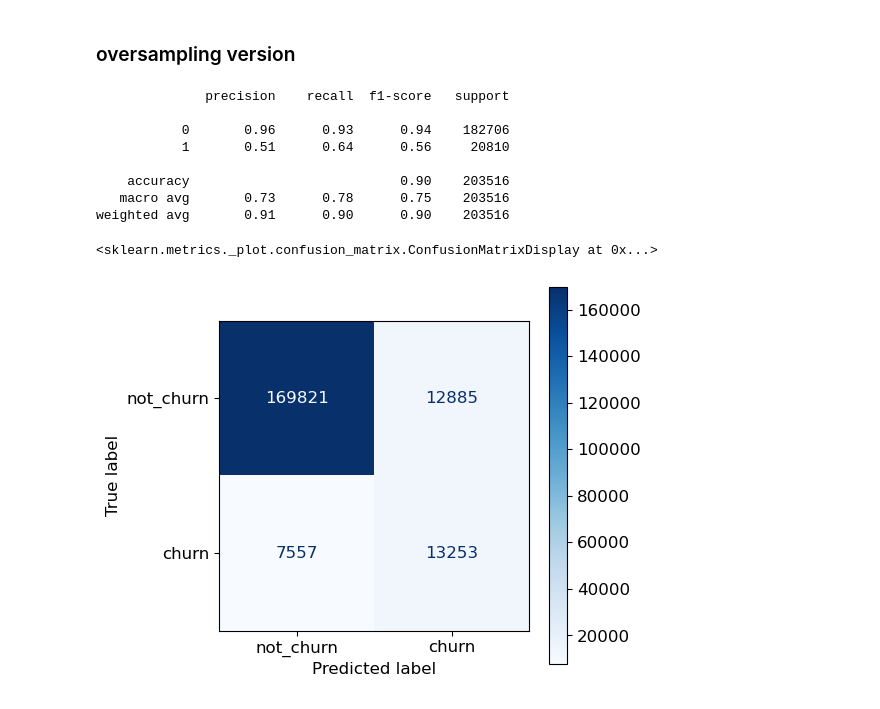
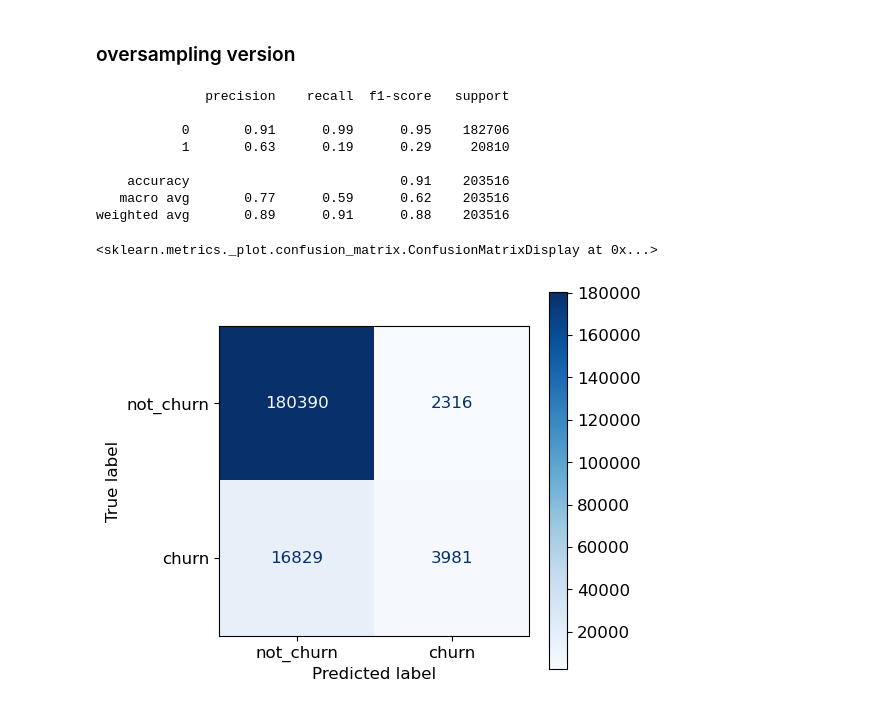
Before and after one commit to trisna26/alfagift_churn, a Jupyter notebook: explore-Copy1.ipynb, the cells around one changed output. Cells and saved outputs as stored; diff of their text form; code cells hidden in the pictures.

```diff
--- a/explore-Copy1.ipynb
+++ b/explore-Copy1.ipynb
@@ -256,13 +256,13 @@ condition_2_3 = (
 
 df_tto_re_pv['label'] = np.where(condition_2_3, 1, 0)
 # %%
-condition = (
-          (df_tto_re_pv['TRO_NET 2021-09'] > 0) & \
-          (df_tto_re_pv['TRO_NET 2021-10'] > 0) & \
-          (df_tto_re_pv['TRO_NET 2021-11'] > 0) & \
-          (df_tto_re_pv['TRO_NET 2021-12'] == 0)
-)
-df_tto_re_pv['label'] = np.where(condition, 1, 0)
+# condition = (
+#           (df_tto_re_pv['TRO_NET 2021-09'] > 0) & \
+#           (df_tto_re_pv['TRO_NET 2021-10'] > 0) & \
+#           (df_tto_re_pv['TRO_NET 2021-11'] > 0) & \
+#           (df_tto_re_pv['TRO_NET 2021-12'] == 0)
+# )
+# df_tto_re_pv['label'] = np.where(condition, 1, 0)
 # %%
 df_tto_re_pv['NET_11-10'] = df_tto_re_pv['TRO_NET 2021-11'] - df_tto_re_pv['TRO_NET 2021-10']
 df_tto_re_pv['NET_10-09'] = df_tto_re_pv['TRO_NET 2021-10'] - df_tto_re_pv['TRO_NET 2021-09']
@@ -421,36 +427,39 @@ df_res[(df_res['label'] == 1) & (df_res['pred'] == 0)].head(10)
 # %%
 X_train, X_test, y_train, y_test = train_test_split(X, y, test_size=0.33, random_state=42, stratify=y)
 
 scaler = StandardScaler()
 scaler.fit(X_train)
 X_train = pd.DataFrame(scaler.transform(X_train), index=X_train.index)
 X_test = pd.DataFrame(scaler.transform(X_test), index=X_test.index)
 
 
 from imblearn.over_sampling import SMOTE
 oversampler = SMOTE(random_state=0)
 X_train ,y_train = oversampler.fit_resample(X_train, y_train)
 
 
 clf_ridge = RandomForestClassifier(n_jobs=32)
 clf_ridge.fit(X_train, y_train)
-pred = clf_ridge.predict(X_test)
+# pred = clf_ridge.predict(X_test)
+pred = (clf_ridge.predict_proba(X_test)[:,1] > 0.8).astype(int)
 
 
 print(classification_report(y_test, pred))
 fig, ax = plt.subplots(figsize=(5, 5), dpi=100)
-plot_confusion_matrix(clf_ridge, X_test, y_test, cmap='Blues', display_labels= ['not_churn', 'churn'], ax = ax)
+ConfusionMatrixDisplay.from_predictions(y_test, pred,
+                                        cmap='Blues', display_labels= ['not_churn', 'churn'],
+                                        ax = ax, values_format = 'd')
 # %% [output]
               precision    recall  f1-score   support
 
-           0       0.96      0.93      0.94    182706
-           1       0.51      0.64      0.56     20810
+           0       0.91      0.99      0.95    182706
+           1       0.63      0.19      0.29     20810
 
-    accuracy                           0.90    203516
-   macro avg       0.73      0.78      0.75    203516
-weighted avg       0.91      0.90      0.90    203516
+    accuracy                           0.91    203516
+   macro avg       0.77      0.59      0.62    203516
+weighted avg       0.89      0.91      0.88    203516
 <sklearn.metrics._plot.confusion_matrix.ConfusionMatrixDisplay at 0x...>
-[figure, old version]
+[figure, new version]
 # %%
 df_res = pd.concat([
     pd.concat([df_tto_re_pv.drop(['label'],1).loc[X_test.index, :].reset_index(drop=True), pd.DataFrame({'pred':pred})],1),
```
Also changed, not shown: parts of 14 cells of this notebook.
